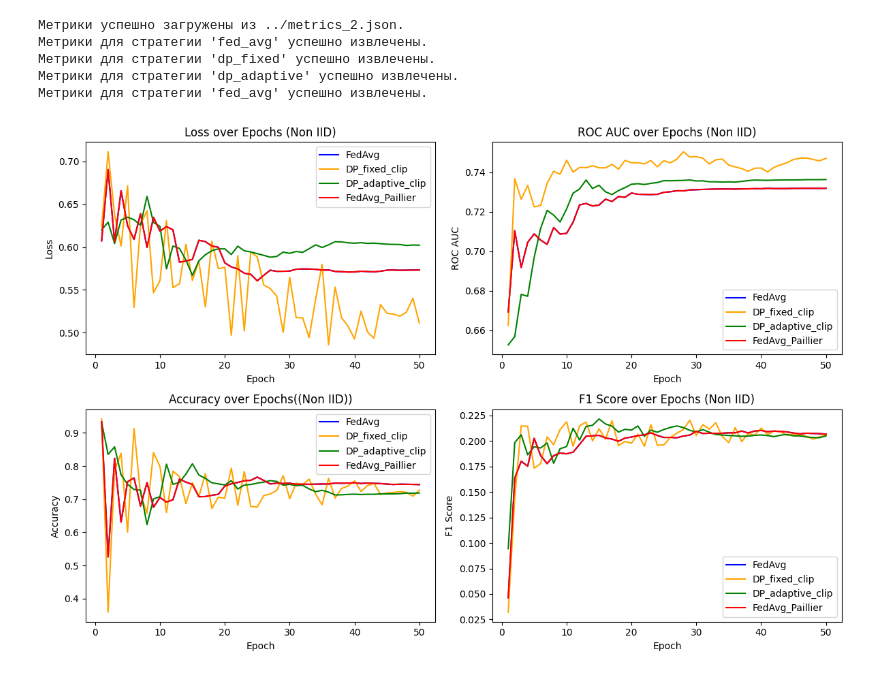
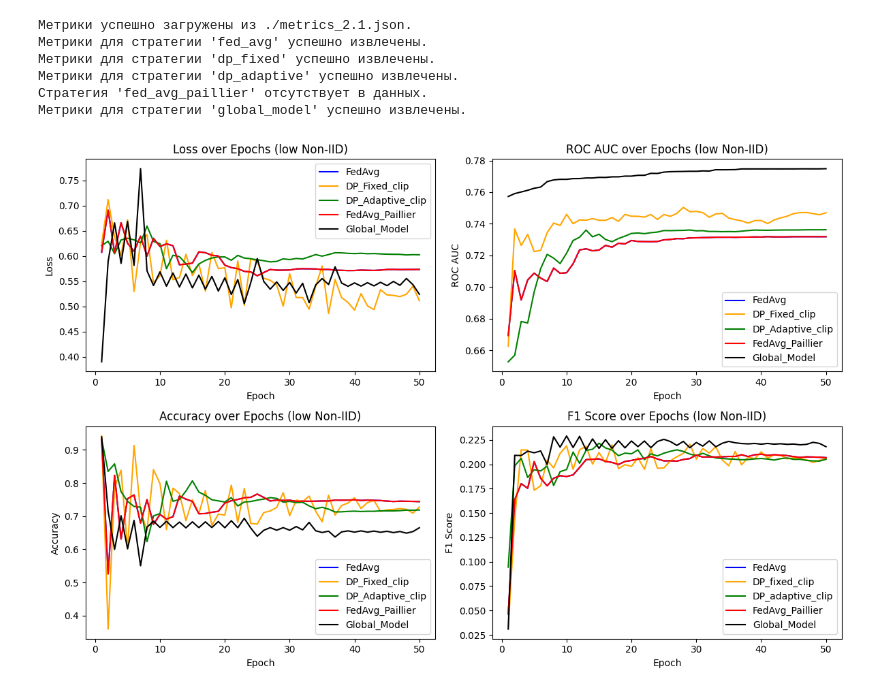
Before and after one commit to AstemirGongapshev/-research_flower, a Jupyter notebook: results/plot_results.ipynb, the cells around one changed output. Drawn from its saved outputs; the diff is of its cells as text; code cells hidden in the pictures.

```diff
--- a/results/plot_results.ipynb
+++ b/results/plot_results.ipynb
@@ -6,37 +6,42 @@ import matplotlib.pyplot as plt
 def plot_metrics_comparison_simple(L_1, ROC_AUC_1, ACCURACY_1, F1_1,
                                    L_2, ROC_AUC_2, ACCURACY_2, F1_2,
                                    L_3, ROC_AUC_3, ACCURACY_3, F1_3,
-                                   L_4, ROC_AUC_4, ACCURACY_4, F1_4):
+                                   L_4, ROC_AUC_4, ACCURACY_4, F1_4,
+                                   L_5, ROC_AUC_5, ACCURACY_5, F1_5,):
     rounds = list(range(1, len(L_1) + 1))
 
     plt.figure(figsize=(12, 8))
 
     plt.subplot(2, 2, 1)
     plt.plot(rounds, L_1, color='blue', label='FedAvg')
-    plt.plot(rounds, L_2, color='orange', label='DP_fixed_clip')
-    plt.plot(rounds, L_3, color='green', label='DP_adaptive_clip')
+    plt.plot(rounds, L_2, color='orange', label='DP_Fixed_clip')
+    plt.plot(rounds, L_3, color='green', label='DP_Adaptive_clip')
     plt.plot(rounds, L_4, color='red', label='FedAvg_Paillier')
-    plt.title("Loss over Epochs (Non IID)")
+    plt.plot(rounds, L_5, color='black', label='Global_Model')
+    plt.title("Loss over Epochs (low Non-IID)")
     plt.xlabel("Epoch")
     plt.ylabel("Loss")
     plt.legend()
 
     plt.subplot(2, 2, 2)
     plt.plot(rounds, ROC_AUC_1, color='blue', label='FedAvg')
-    plt.plot(rounds, ROC_AUC_2, color='orange', label='DP_fixed_clip')
-    plt.plot(rounds, ROC_AUC_3, color='green', label='DP_adaptive_clip')
+    plt.plot(rounds, ROC_AUC_2, color='orange', label='DP_Fixed_clip')
+    plt.plot(rounds, ROC_AUC_3, color='green', label='DP_Adaptive_clip')
     plt.plot(rounds, ROC_AUC_4, color='red', label='FedAvg_Paillier')
-    plt.title("ROC AUC over Epochs (Non IID)")
+    plt.plot(rounds, ROC_AUC_5, color='black', label='Global_Model')
+    plt.title("ROC AUC over Epochs (low Non-IID)")
     plt.xlabel("Epoch")
     plt.ylabel("ROC AUC")
     plt.legend()
 
     plt.subplot(2, 2, 3)
     plt.plot(rounds, ACCURACY_1, color='blue', label='FedAvg')
-    plt.plot(rounds, ACCURACY_2, color='orange', label='DP_fixed_clip')
-    plt.plot(rounds, ACCURACY_3, color='green', label='DP_adaptive_clip')
+    plt.plot(rounds, ACCURACY_2, color='orange', label='DP_Fixed_clip')
+    plt.plot(rounds, ACCURACY_3, color='green', label='DP_Adaptive_clip')
     plt.plot(rounds, ACCURACY_4, color='red', label='FedAvg_Paillier')
-    plt.title("Accuracy over Epochs((Non IID))")
+    plt.plot(rounds, ACCURACY_5, color='black', label='Global_Model')
+
+    plt.title("Accuracy over Epochs (low Non-IID)")
     plt.xlabel("Epoch")
     plt.ylabel("Accuracy")
     plt.legend()
@@ -46,7 +51,8 @@ def plot_metrics_comparison_simple(L_1, ROC_AUC_1, ACCURACY_1, F1_1,
     plt.plot(rounds, F1_2, color='orange', label='DP_fixed_clip')
     plt.plot(rounds, F1_3, color='green', label='DP_adaptive_clip')
     plt.plot(rounds, F1_4, color='red', label='FedAvg_Paillier')
-    plt.title("F1 Score over Epochs (Non IID)")
+    plt.plot(rounds, F1_5, color='black', label='Global_Model')
+    plt.title("F1 Score over Epochs (low Non-IID)")
     plt.xlabel("Epoch")
     plt.ylabel("F1 Score")
     plt.legend()
@@ -95,9 +101,9 @@ def extract_strategy_metrics(data: dict, strategies: list) -> dict:
 
 def main():
 
-    metrics_file = "../metrics_2.json"
+    metrics_file = "./metrics_2.1.json"
 
-    strategies = ["fed_avg", "dp_fixed", "dp_adaptive", "fed_avg"]
+    strategies = ["fed_avg", "dp_fixed", "dp_adaptive","fed_avg_paillier", "global_model"]
 
     metrics_data = load_metrics(metrics_file)
 
@@ -108,6 +114,7 @@ def main():
     dp_fixed_clip = extracted_metrics["dp_fixed"]
     dp_adaptive_clip = extracted_metrics["dp_adaptive"]
     fed_avg_paillier = extracted_metrics["fed_avg"]
+    global_metrics = extracted_metrics["global_model"]
 
 
     num_rounds = len(fed_avg["losses"])
@@ -116,34 +123,40 @@ def main():
     if num_rounds > 0:
         plot_metrics_comparison_simple(
             L_1 = fed_avg["losses"],
             ROC_AUC_1 = fed_avg["ROC_AUCs"],
             ACCURACY_1 = fed_avg["ACCURACYs"],
             F1_1 = fed_avg["F1s"],
 
             L_2 = dp_fixed_clip["losses"],
             ROC_AUC_2 = dp_fixed_clip["ROC_AUCs"],
             ACCURACY_2 = dp_fixed_clip["ACCURACYs"],
             F1_2 = dp_fixed_clip["F1s"],
 
             L_3 = dp_adaptive_clip["losses"],
             ROC_AUC_3 = dp_adaptive_clip["ROC_AUCs"],
             ACCURACY_3 = dp_adaptive_clip["ACCURACYs"],
             F1_3 = dp_adaptive_clip["F1s"],
 
             L_4 = fed_avg_paillier["losses"],
             ROC_AUC_4 = fed_avg_paillier["ROC_AUCs"],
             ACCURACY_4 = fed_avg_paillier["ACCURACYs"],
-            F1_4 = fed_avg_paillier["F1s"]
+            F1_4 = fed_avg_paillier["F1s"],
+
+            L_5 = global_metrics["losses"],
+            ROC_AUC_5 = global_metrics["ROC_AUCs"],
+            ACCURACY_5 = global_metrics["ACCURACYs"],
+            F1_5 = global_metrics["F1s"],
         )
     else:
         print("Нет данных для построения графиков.")
 
 if __name__ == "__main__":
     main()
 # %% [output]
-Метрики успешно загружены из ../metrics_2.json.
+Метрики успешно загружены из ./metrics_2.1.json.
 Метрики для стратегии 'fed_avg' успешно извлечены.
 Метрики для стратегии 'dp_fixed' успешно извлечены.
 Метрики для стратегии 'dp_adaptive' успешно извлечены.
-Метрики для стратегии 'fed_avg' успешно извлечены.
+Стратегия 'fed_avg_paillier' отсутствует в данных.
+Метрики для стратегии 'global_model' успешно извлечены.
-[figure, old version]
+[figure, new version]
```
Also changed, not shown: 12 other files.
